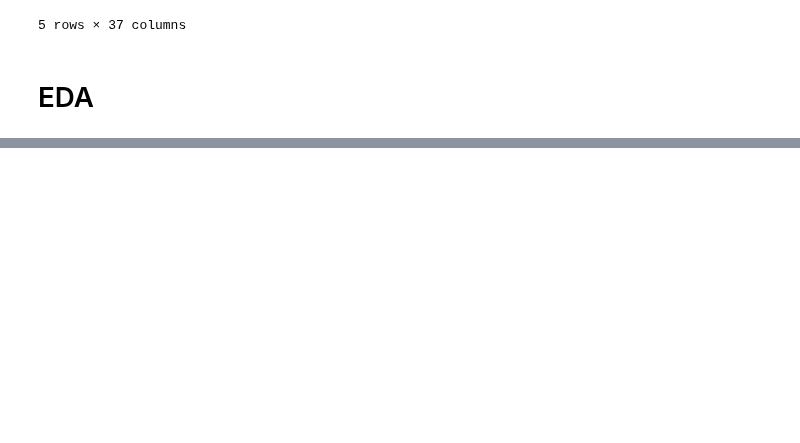
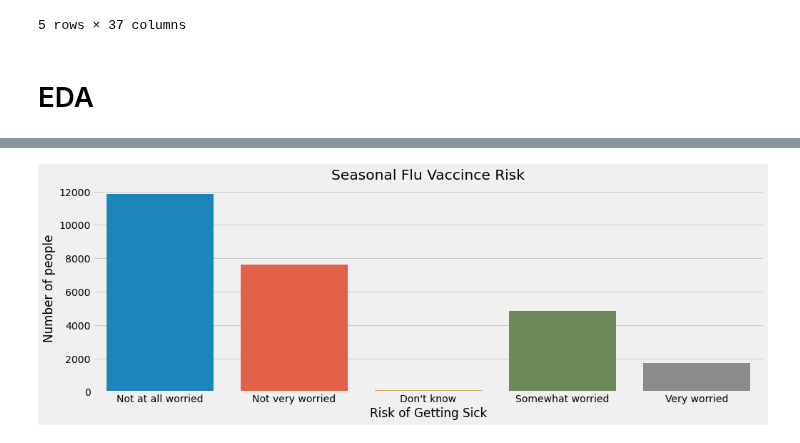
Before and after one commit to mankah/Capstone, a Jupyter notebook: Seasonl_Flu_Analysis.ipynb, the cells around one changed output, grey strips where cells are left out. Drawn from its saved outputs; the diff is of its cells as text; code cells hidden in the pictures; blank space fills up the shorter version.

```diff
--- a/Seasonl_Flu_Analysis.ipynb
+++ b/Seasonl_Flu_Analysis.ipynb
@@ -37,0 +50,11 @@ ax.set_xticklabels(['Did not Recieve', 'Recieved']);
+# %%
+fig, ax = plt.subplots(figsize=(15, 5))
+
+sns.countplot(df.opinion_seas_sick_from_vacc)
+plt.title('Seasonal Flu Vaccince Risk')
+plt.xlabel('Risk of Getting Sick')
+plt.ylabel('Number of people')
+ax.set_xticklabels(['Not at all worried', 'Not very worried',
+                    'Don\'t know', 'Somewhat worried', 'Very worried']);
+# %% [output]
+[figure, added]
```
Also changed, not shown: parts of 4 cells of this notebook.
